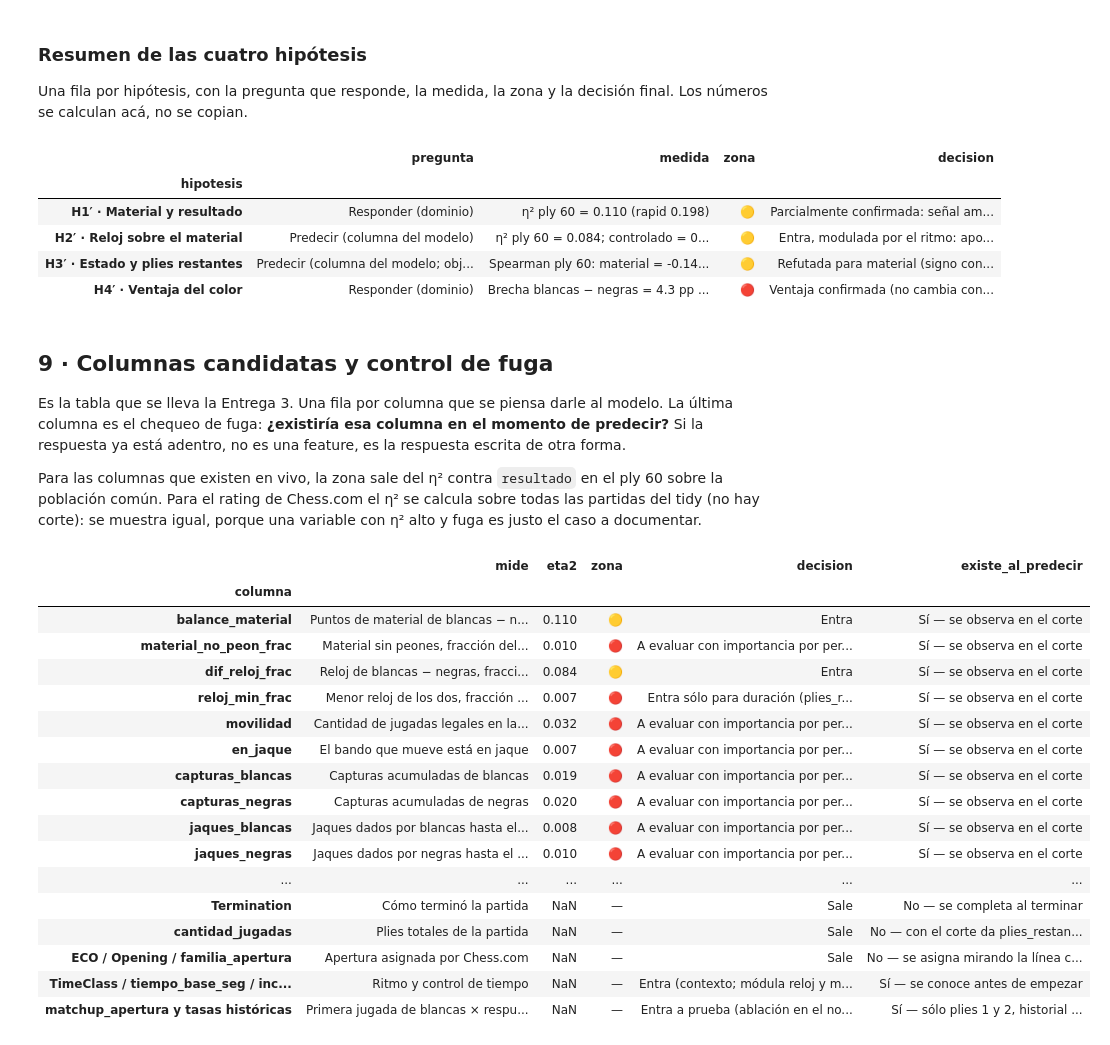
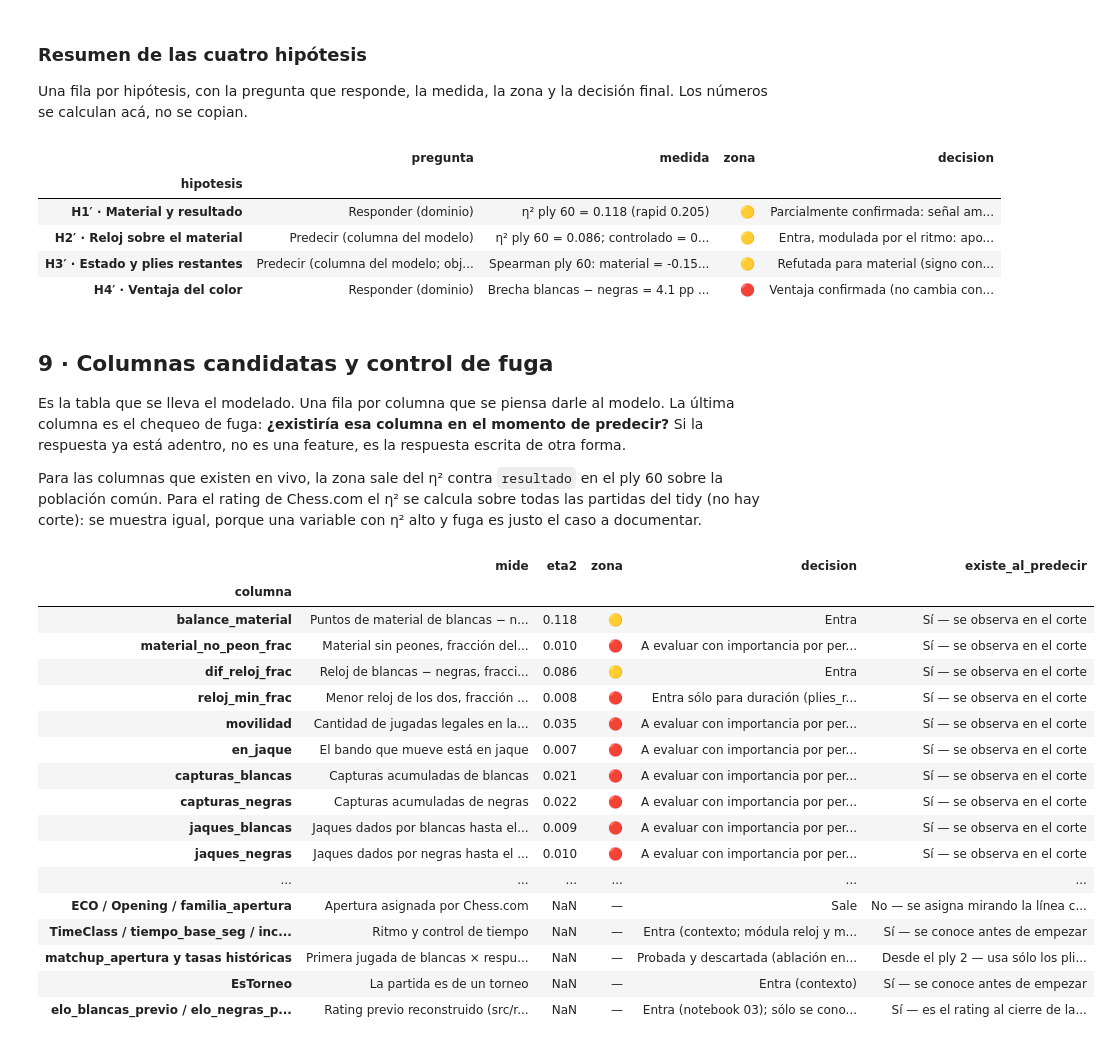
Before and after one commit to BautistaAlosMartorell/chess-outcome-prediction, a Jupyter notebook: notebooks/02_1_hipotesis_prediccion_en_vivo.ipynb, the cells around one changed output. Saved outputs shown, nothing was run; the diff lists cells and outputs as text; code cells hidden in the pictures.

```diff
--- a/notebooks/02_1_hipotesis_prediccion_en_vivo.ipynb
+++ b/notebooks/02_1_hipotesis_prediccion_en_vivo.ipynb
@@ -184,9 +186,14 @@ data["TimeClass"] = pd.Categorical(data["TimeClass"].astype(str), categories=TIM
 data["dif_reloj_frac"] = data["reloj_frac_blancas"] - data["reloj_frac_negras"]
 data["reloj_min_frac"] = data[["reloj_frac_blancas", "reloj_frac_negras"]].min(axis=1)
 
-max_cut = max(CUTS)
+# Cut 0 is the starting position: material and clocks are equal by construction, so the
+# in-game hypotheses are evaluated on the cuts where at least one move was played.
+LIVE_CUTS = [k for k in CUTS if k > 0]
+max_cut = max(LIVE_CUTS)
 common_urls = set(data.loc[data["corte_ply"] == max_cut, "GameUrl"])
-common = data[data["GameUrl"].isin(common_urls)].copy()
-assert common.groupby("GameUrl")["corte_ply"].nunique().eq(len(CUTS)).all()
-print(f"Población común: {len(common_urls):,} partidas ({100 * len(common_urls) / games.shape[0]:.1f} % del total) × {len(CUTS)} cortes = {len(common):,} filas")
+common = data[data["GameUrl"].isin(common_urls) & data["corte_ply"].isin(LIVE_CUTS)].copy()
+assert common.groupby("GameUrl")["corte_ply"].nunique().eq(len(LIVE_CUTS)).all()
+at_zero = data[data["corte_ply"] == 0]
+assert (at_zero["balance_material"] == 0).all() and (at_zero["dif_reloj_frac"] == 0).all(), "El corte 0 no es la posición inicial"
+print(f"Población común: {len(common_urls):,} partidas ({100 * len(common_urls) / games.shape[0]:.1f} % del total) × {len(LIVE_CUTS)} cortes = {len(common):,} filas")
 # %% [output]
@@ -496,20 +503,20 @@ resumen = pd.DataFrame([
      "zona": ZONA_EMOJI[semaforo(h3.loc[(60, 'reloj_min_frac'), 'spearman'], "correlacion")], "decision": "Refutada para material (signo contrario, robusto al ritmo); reloj depende del ritmo"},
     {"hipotesis": "H4′ · Ventaja del color", "pregunta": "Responder (dominio)",
      "medida": f"Brecha blancas − negras = {h4_global['brecha_pp']:.1f} pp (IC ±{h4_global['ic95_pp']:.1f}); η² por ritmo = {h4_eta:.4f}",
-     "zona": ZONA_EMOJI[semaforo(h4_eta, "eta2")], "decision": "Ventaja confirmada (no cambia con el ritmo); se duplica en top_mundial"},
+     "zona": ZONA_EMOJI[semaforo(h4_eta, "eta2")], "decision": "Ventaja confirmada (no cambia con el ritmo); es la más alta en top_mundial"},
 ]).set_index("hipotesis")
 display(resumen)
 # %% [output]
 |  | pregunta | medida | zona | decision |
 | hipotesis |  |  |  |  |
-| H1′ · Material y resultado | Responder (dominio) | η² ply 60 = 0.110 (rapid 0.198) | 🟡 | Parcialmente confirmada: señal am... |
-| H2′ · Reloj sobre el material | Predecir (columna del modelo) | η² ply 60 = 0.084; controlado = 0... | 🟡 | Entra, modulada por el ritmo: apo... |
-| H3′ · Estado y plies restantes | Predecir (columna del modelo; obj... | Spearman ply 60: material = -0.14... | 🟡 | Refutada para material (signo con... |
-| H4′ · Ventaja del color | Responder (dominio) | Brecha blancas − negras = 4.3 pp ... | 🔴 | Ventaja confirmada (no cambia con... |
+| H1′ · Material y resultado | Responder (dominio) | η² ply 60 = 0.118 (rapid 0.205) | 🟡 | Parcialmente confirmada: señal am... |
+| H2′ · Reloj sobre el material | Predecir (columna del modelo) | η² ply 60 = 0.086; controlado = 0... | 🟡 | Entra, modulada por el ritmo: apo... |
+| H3′ · Estado y plies restantes | Predecir (columna del modelo; obj... | Spearman ply 60: material = -0.15... | 🟡 | Refutada para material (signo con... |
+| H4′ · Ventaja del color | Responder (dominio) | Brecha blancas − negras = 4.1 pp ... | 🔴 | Ventaja confirmada (no cambia con... |
 # %% [markdown]
 ## 9 · Columnas candidatas y control de fuga
 
-Es la tabla que se lleva la Entrega 3. Una fila por columna que se piensa darle al modelo. La última columna es el chequeo de fuga: **¿existiría esa columna en el momento de predecir?** Si la respuesta ya está adentro, no es una feature, es la respuesta escrita de otra forma.
+Es la tabla que se lleva el modelado. Una fila por columna que se piensa darle al modelo. La última columna es el chequeo de fuga: **¿existiría esa columna en el momento de predecir?** Si la respuesta ya está adentro, no es una feature, es la respuesta escrita de otra forma.
 
 Para las columnas que existen en vivo, la zona sale del η² contra `resultado` en el ply 60 sobre la población común. Para el rating de Chess.com el η² se calcula sobre todas las partidas del tidy (no hay corte): se muestra igual, porque una variable con η² alto y fuga es justo el caso a documentar.
 # %%
@@ -541,52 +548,57 @@ for column, mide in candidates.items():
     elif zone == "rojo":
         decision = "A evaluar con importancia por permutación en el notebook 03 (señal débil sola)"
     else:
         decision = "Entra"
     rows.append({"columna": column, "mide": mide, "eta2": value, "zona": ZONA_EMOJI[zone],
                  "decision": decision, "existe_al_predecir": "Sí — se observa en el corte"})
 
 rows.append({"columna": "turno_blancas", "mide": "Bando que mueve en el corte", "eta2": np.nan, "zona": "—",
-             "decision": "Sale: constante (todos los cortes son plies pares, mueven blancas)",
+             "decision": "Sale: constante (todos los cortes, incluido el 0, son plies pares: mueven blancas)",
              "existe_al_predecir": "Sí, pero no informa"})
 leak_eta = eta2(games["diferencia_elo"], games["resultado"])
 rows += [
     {"columna": "diferencia_elo / WhiteElo / BlackElo", "mide": "Rating de Chess.com, posterior a la partida",
      "eta2": leak_eta, "zona": ZONA_EMOJI[semaforo(leak_eta, "eta2")], "decision": "Sale",
      "existe_al_predecir": "No — se actualiza al terminar la partida; el signo del cambio coincide con el resultado en el 99,91 % (notebook 02)"},
     {"columna": "Termination", "mide": "Cómo terminó la partida", "eta2": np.nan, "zona": "—", "decision": "Sale",
      "existe_al_predecir": "No — se completa al terminar"},
     {"columna": "cantidad_jugadas", "mide": "Plies totales de la partida", "eta2": np.nan, "zona": "—", "decision": "Sale",
      "existe_al_predecir": "No — con el corte da plies_restantes exacto, es el objetivo escrito de otra forma"},
     {"columna": "ECO / Opening / familia_apertura", "mide": "Apertura asignada por Chess.com", "eta2": np.nan, "zona": "—", "decision": "Sale",
      "existe_al_predecir": "No — se asigna mirando la línea completa (hasta 40 plies): en cortes tempranos revela jugadas futuras"},
     {"columna": "TimeClass / tiempo_base_seg / incremento_seg", "mide": "Ritmo y control de tiempo", "eta2": np.nan, "zona": "—",
      "decision": "Entra (contexto; módula reloj y material)", "existe_al_predecir": "Sí — se conoce antes de empezar"},
     {"columna": "matchup_apertura y tasas históricas", "mide": "Primera jugada de blancas × respuesta de negras y su historial previo",
-     "eta2": np.nan, "zona": "—", "decision": "Entra a prueba (ablación en el notebook 03: aporta ±0,003 de log-loss)",
-     "existe_al_predecir": "Sí — sólo plies 1 y 2, historial con partidas terminadas antes del inicio"},
+     "eta2": np.nan, "zona": "—", "decision": "Probada y descartada (ablación en el notebook 03: ±0,004 de log-loss)",
+     "existe_al_predecir": "Desde el ply 2 — usa sólo los plies 1 y 2, e historial con partidas terminadas antes del inicio"},
+    {"columna": "EsTorneo", "mide": "La partida es de un torneo", "eta2": np.nan, "zona": "—",
+     "decision": "Entra (contexto)", "existe_al_predecir": "Sí — se conoce antes de empezar"},
+    {"columna": "elo_blancas_previo / elo_negras_previo", "mide": "Rating previo reconstruido (src/rating_history.py)",
+     "eta2": np.nan, "zona": "—", "decision": "Entra (notebook 03); sólo se conoce un lado, el otro queda NaN",
+     "existe_al_predecir": "Sí — es el rating al cierre de la partida anterior del mismo ritmo"},
 ]
 candidatas = pd.DataFrame(rows).set_index("columna")
 display(candidatas)
 assert candidatas.index.is_unique
 # %% [output]
 |  | mide | eta2 | zona | decision | existe_al_predecir |
 | columna |  |  |  |  |  |
-| balance_material | Puntos de material de blancas − n... | 0.110 | 🟡 | Entra | Sí — se observa en el corte |
+| balance_material | Puntos de material de blancas − n... | 0.118 | 🟡 | Entra | Sí — se observa en el corte |
 | material_no_peon_frac | Material sin peones, fracción del... | 0.010 | 🔴 | A evaluar con importancia por per... | Sí — se observa en el corte |
-| dif_reloj_frac | Reloj de blancas − negras, fracci... | 0.084 | 🟡 | Entra | Sí — se observa en el corte |
-| reloj_min_frac | Menor reloj de los dos, fracción ... | 0.007 | 🔴 | Entra sólo para duración (plies_r... | Sí — se observa en el corte |
-| movilidad | Cantidad de jugadas legales en la... | 0.032 | 🔴 | A evaluar con importancia por per... | Sí — se observa en el corte |
+| dif_reloj_frac | Reloj de blancas − negras, fracci... | 0.086 | 🟡 | Entra | Sí — se observa en el corte |
+| reloj_min_frac | Menor reloj de los dos, fracción ... | 0.008 | 🔴 | Entra sólo para duración (plies_r... | Sí — se observa en el corte |
+| movilidad | Cantidad de jugadas legales en la... | 0.035 | 🔴 | A evaluar con importancia por per... | Sí — se observa en el corte |
 | en_jaque | El bando que mueve está en jaque | 0.007 | 🔴 | A evaluar con importancia por per... | Sí — se observa en el corte |
-| capturas_blancas | Capturas acumuladas de blancas | 0.019 | 🔴 | A evaluar con importancia por per... | Sí — se observa en el corte |
-| capturas_negras | Capturas acumuladas de negras | 0.020 | 🔴 | A evaluar con importancia por per... | Sí — se observa en el corte |
-| jaques_blancas | Jaques dados por blancas hasta el... | 0.008 | 🔴 | A evaluar con importancia por per... | Sí — se observa en el corte |
+| capturas_blancas | Capturas acumuladas de blancas | 0.021 | 🔴 | A evaluar con importancia por per... | Sí — se observa en el corte |
+| capturas_negras | Capturas acumuladas de negras | 0.022 | 🔴 | A evaluar con importancia por per... | Sí — se observa en el corte |
+| jaques_blancas | Jaques dados por blancas hasta el... | 0.009 | 🔴 | A evaluar con importancia por per... | Sí — se observa en el corte |
 | jaques_negras | Jaques dados por negras hasta el ... | 0.010 | 🔴 | A evaluar con importancia por per... | Sí — se observa en el corte |
 | ... | ... | ... | ... | ... | ... |
-| Termination | Cómo terminó la partida | NaN | — | Sale | No — se completa al terminar |
-| cantidad_jugadas | Plies totales de la partida | NaN | — | Sale | No — con el corte da plies_restan... |
 | ECO / Opening / familia_apertura | Apertura asignada por Chess.com | NaN | — | Sale | No — se asigna mirando la línea c... |
 | TimeClass / tiempo_base_seg / inc... | Ritmo y control de tiempo | NaN | — | Entra (contexto; módula reloj y m... | Sí — se conoce antes de empezar |
-| matchup_apertura y tasas históricas | Primera jugada de blancas × respu... | NaN | — | Entra a prueba (ablación en el no... | Sí — sólo plies 1 y 2, historial ... |
+| matchup_apertura y tasas históricas | Primera jugada de blancas × respu... | NaN | — | Probada y descartada (ablación en... | Desde el ply 2 — usa sólo los pli... |
+| EsTorneo | La partida es de un torneo | NaN | — | Entra (contexto) | Sí — se conoce antes de empezar |
+| elo_blancas_previo / elo_negras_p... | Rating previo reconstruido (src/r... | NaN | — | Entra (notebook 03); sólo se cono... | Sí — es el rating al cierre de la... |
 # %% [markdown]
 **Lectura.**
 
```
Also changed, not shown: parts of 25 cells of this notebook, 1 other file.
